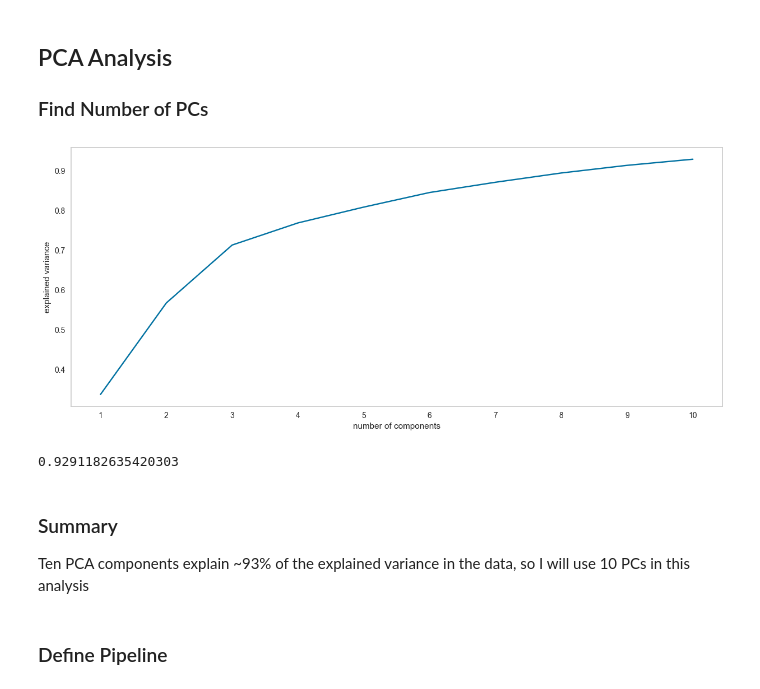
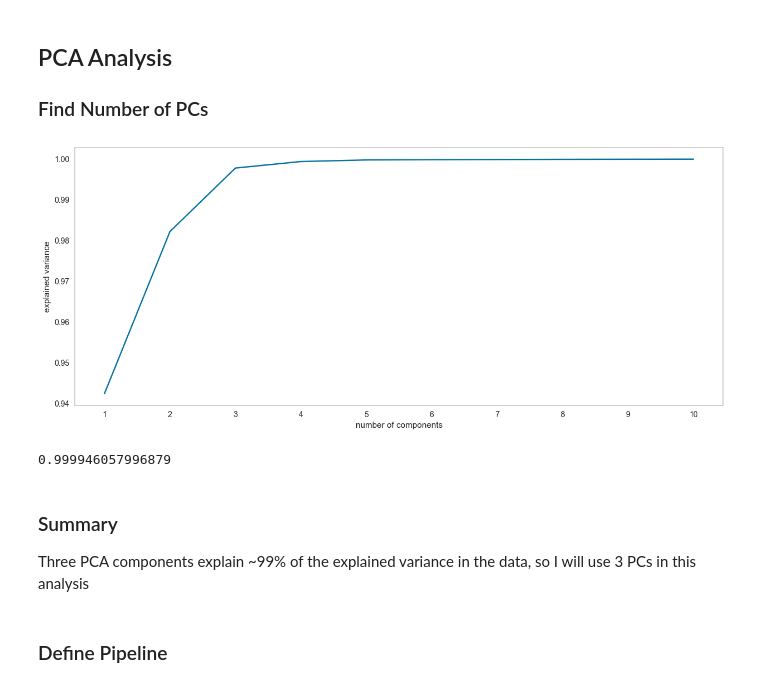
Before and after one commit to dusty736/fantasy_wizard, a Jupyter notebook: Python/rb_season_modeling.ipynb, the cells around one changed output. Cells and saved outputs as stored; diff of their text form; code cells hidden in the pictures.

```diff
--- a/Python/rb_season_modeling.ipynb
+++ b/Python/rb_season_modeling.ipynb
@@ -61,6 +62,9 @@ Working In: /Users/dusty/Desktop/projects/sports_analytics.nosync/fantasy_wizard
 # %%
 # Load rb data
 rb_data = pd.read_csv(os.path.join(os.getcwd(), "data", "processed", "season", "rb_season_stat_modeling_data.csv"))
+
+# Drop rows with any NA values
+rb_data = rb_data.dropna()
 # %%
 rb_data.shape
 # %% [output]
@@ -154,8 +166,13 @@ assert(len(numeric_columns) + len(drop_columns) == len(X_train.columns))
 # %%
 # Preprocess Data
 
+# Impute missing data
+#imputer = SimpleImputer(strategy="median")
+#PCA_data = imputer.fit_transform(modeling_data[numeric_columns])
+PCA_data = modeling_data[numeric_columns]
+
 # Create scaling object
-scaler = StandardScaler()
+scaler = MinMaxScaler()
 
 # Fit scaling object
 scaler.fit(modeling_data[numeric_columns])
@@ -164,22 +181,22 @@ scaler.fit(modeling_data[numeric_columns])
 scaled_modeling_data = pd.DataFrame(scaler.transform(modeling_data[numeric_columns]), columns=numeric_columns)
 # %%
 # Creating and fitting the model
-pca = PCA(n_components=10, random_state=42).fit(scaled_modeling_data)
+pca = PCA(n_components=10, random_state=42).fit(PCA_data)
 
 plt.figure(figsize=(15, 6))
 plt.plot(range(1, 11), np.cumsum(pca.explained_variance_ratio_))
 plt.xticks(range(1, 11))
 plt.xlabel("number of components")
 plt.ylabel("explained variance")
 plt.grid();
 # %% [output]
-[figure, old version]
+[figure, new version]
 # %%
 pca.explained_variance_ratio_.sum()
 # %% [output]
-0.9291182635420303
+0.999946057996879
 # %% [markdown]
 ### Summary
 
-Ten PCA components explain ~93% of the explained variance in the data, so I will use 10 PCs in this analysis
+Three PCA components explain ~99% of the explained variance in the data, so I will use 3 PCs in this analysis
 # %%
```
Also changed, not shown: parts of 34 cells of this notebook.
